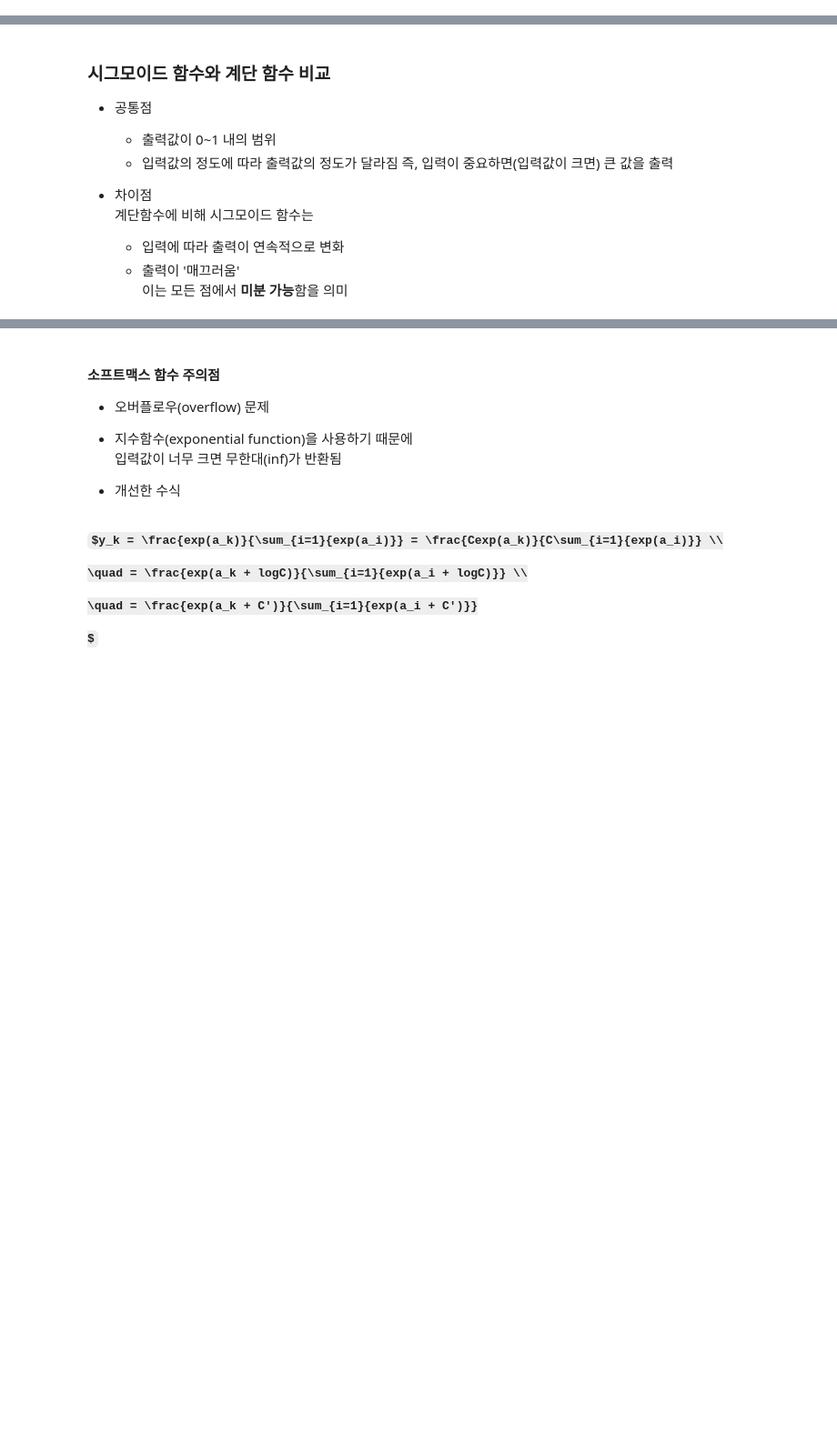
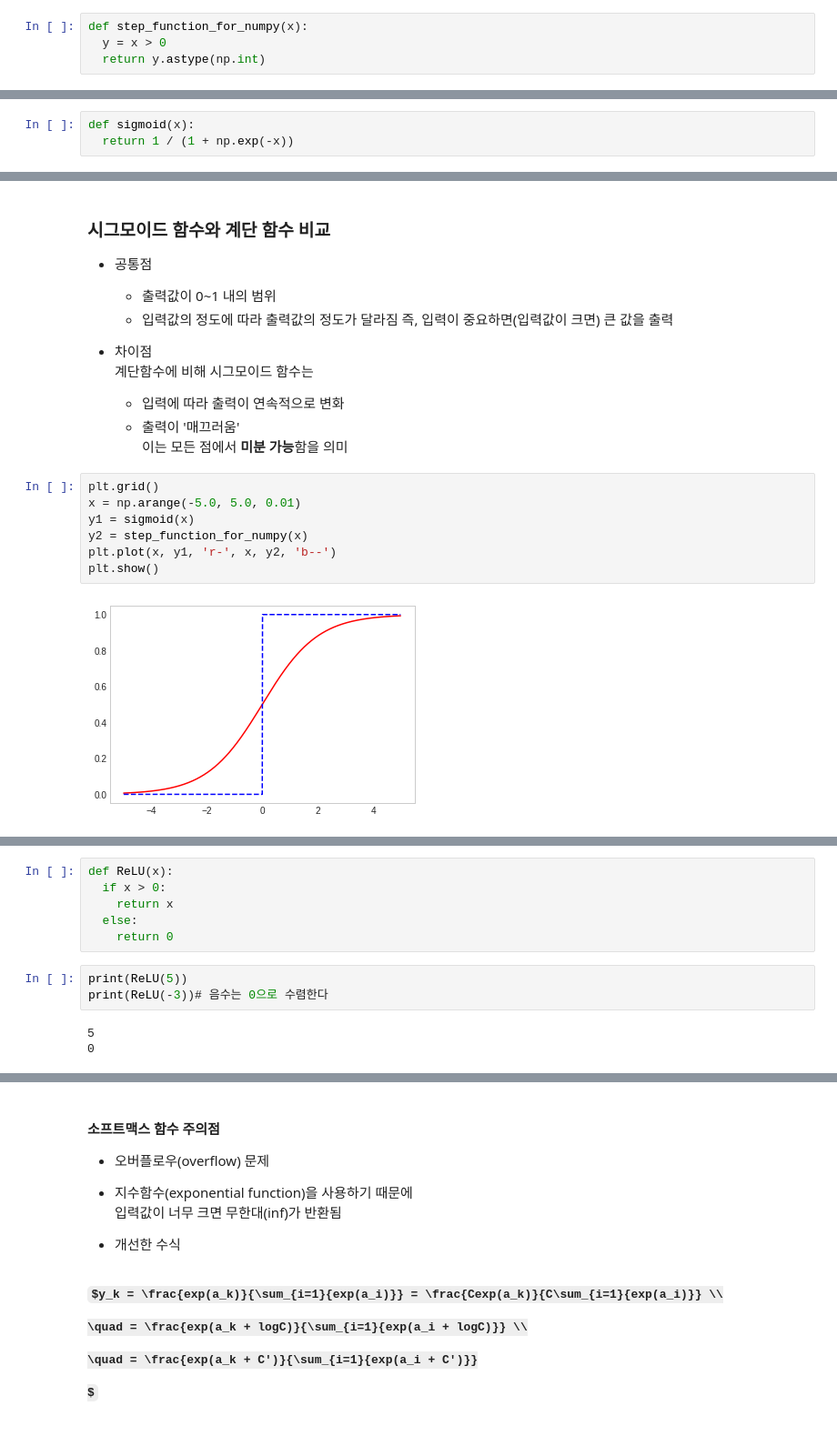
Before and after one commit to moung1012/-, a Jupyter notebook: _4_신경망_구조.ipynb, the cells around one changed output, grey strips where cells are left out. Shown: that part at 91% size. Cells and saved outputs as stored; diff of their text form; some formulas as TeX source; blank space fills up the shorter version.

```diff
--- a/_4_신경망_구조.ipynb
+++ b/_4_신경망_구조.ipynb
@@ -180,0 +329,4 @@ $\qquad y = f(\sum_{i} w_ix_i + b) \quad $
+# %%
+def step_function_for_numpy(x):
+  y = x > 0
+  return y.astype(np.int)
@@ -190,3 +352,6 @@ $\quad y = \frac{1}{1 + e^{-x}}$
 
 ![](https://media.geeksforgeeks.org/wp-content/uploads/20190911181329/Screenshot-2019-09-11-18.05.46.png)
 <br /><sub>출처: https://www.geeksforgeeks.org/implement-sigmoid-function-using-numpy/</sub>
+# %%
+def sigmoid(x):
+  return 1 / (1 + np.exp(-x))
@@ -203,6 +374,15 @@ $\quad y = \frac{1}{1 + e^{-x}}$
   - 입력에 따라 출력이 연속적으로 변화
   - 출력이 '매끄러움'
     이는 모든 점에서 **미분 가능**함을 의미
+# %%
+plt.grid()
+x = np.arange(-5.0, 5.0, 0.01)
+y1 = sigmoid(x)
+y2 = step_function_for_numpy(x)
+plt.plot(x, y1, 'r-', x, y2, 'b--')
+plt.show()
+# %% [output]
+[figure, added]
 # %% [markdown]
 
 ### ReLU(Rectified Linear Unit)
@@ -216,6 +396,18 @@ x \quad (x > 0)
 
 ![](https://3qeqpr26caki16dnhd19sv6by6v-wpengine.netdna-ssl.com/wp-content/uploads/2018/10/Line-Plot-of-Rectified-Linear-Activation-for-Negative-and-Positive-Inputs.png)
 <br /><sub>출처: https://machinelearningmastery.com/rectified-linear-activation-function-for-deep-learning-neural-networks/</sub>
+# %%
+def ReLU(x):
+  if x > 0:
+    return x
+  else:
+    return 0
+# %%
+print(ReLU(5))
+print(ReLU(-3))# 음수는 0으로 수렴한다
+# %% [output]
+5
+0
 # %% [markdown]
 
 ### 하이퍼볼릭탄젠트 함수(Hyperbolic tangent function, tanh)
```
Also changed, not shown: parts of 36 cells of this notebook.
